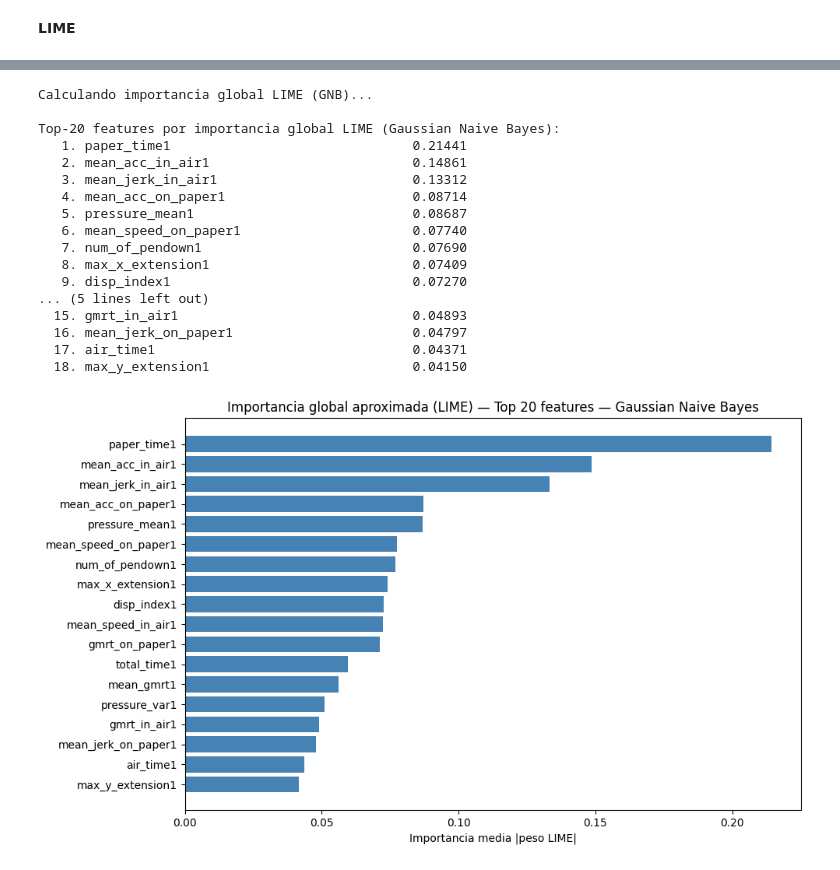
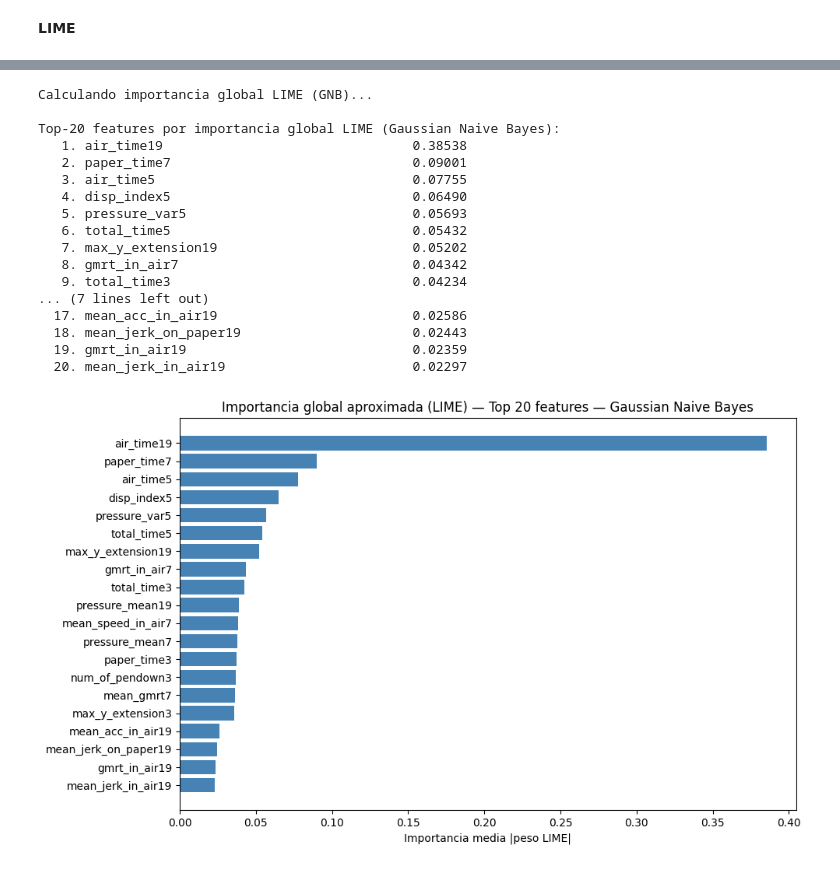
Before and after one commit to joserdeg/pruebas_tfm, a Jupyter notebook: darwin/darwin_ml5.ipynb, the cells around one changed output, grey strips where cells are left out. Drawn from its saved outputs; the diff is of its cells as text; code cells hidden in the pictures.

```diff
--- a/darwin/darwin_ml5.ipynb
+++ b/darwin/darwin_ml5.ipynb
@@ -36,0 +40,22 @@ df = pd.concat([x,y], axis=1)
+# %%
+# Implementación base de datos alternativa
+# ruta
+ruta_darwin = os.path.expanduser("/Users/joseromerodegaetano/Desktop/DARWIN/DARWIN.csv")
+
+try:
+
+    # Se carga el dataset
+    df = pd.read_csv(ruta_darwin)
+
+    x = df.drop(columns=['class'])
+    y = df['class']
+
+    # Se busca la col ID si existente y se filtra
+    if 'ID' in x.columns:
+        x = x.drop(columns=['ID'])
+        print("Columna ID eliminada")
+
+    print('Dataset DARWIN cargado correctamente')
+
+except FileNotFoundError:
+    print(f"No se encuentra el archivo .csv DARWIN en {ruta_darwin}")
@@ -185,10 +213,10 @@ top_vars_GNB = ['paper_time3', 'total_time3', 'max_y_extension3', 'num_of_pendow
                 'mean_gmrt7', 'mean_speed_in_air7', 'air_time19', 'max_y_extension19', 'mean_acc_in_air19',
                 'mean_jerk_in_air19', 'gmrt_in_air19', 'mean_jerk_on_paper19', 'pressure_mean19']
 # Se ajusta la estandarización con X_train
-X_train_scaled = scaler.fit_transform(X_train[top_vars_GNB])
+X_train_scaled = scaler.fit_transform(X_train[top_vars_XGB])
 
 # Se aplica la transformación al test
-X_test_scaled = scaler.transform(X_test[top_vars_GNB])
+X_test_scaled = scaler.transform(X_test[top_vars_XGB])
 # %% [markdown]
 # ANÁLISIS DE ML 5
 # %% [markdown]
@@ -902,7 +948,7 @@ Stack trace:
 # Explainer
 explainer = lime.lime_tabular.LimeTabularExplainer(
     training_data = X_train_scaled,
-    feature_names = X.columns.tolist(),
+    feature_names = top_vars_XGB,
     class_names   = ["H", "P"],
     mode          = "classification",
     random_state  = 42
@@ -941,11 +987,11 @@ for i in range(len(X_test_scaled)):
     exp_i = explainer.explain_instance(
         data_row     = X_test_scaled[i],
         predict_fn   = modelo_xgb.predict_proba, # 2
-        num_features = 15,
+        num_features = len(top_vars_XGB),
         num_samples  = 1000
     )
     for feat, weight in exp_i.as_list():
-        for col in X.columns:
+        for col in top_vars_XGB:
             if col in feat:
                 all_weights[col].append(abs(weight))
                 break
@@ -1180,7 +1250,7 @@ ValueError: Shape of passed values is (35, 4), indices imply (35, 18)
 # Explainer
 explainer_lime_gnb = lime.lime_tabular.LimeTabularExplainer(
     training_data = X_train_scaled,
-    feature_names = X.columns.tolist(),
+    feature_names = top_vars_GNB,
     class_names   = ["H", "P"],
     mode          = "classification",
     random_state  = 42
@@ -1216,17 +1286,17 @@ plt.show()
 # ── Importancia global aproximada ──
 print("\nCalculando importancia global LIME (GNB)...")
 
-all_weights_gnb = {feat: [] for feat in X.columns}
+all_weights_gnb = {feat: [] for feat in top_vars_GNB}
 
 for i in range(len(X_test_scaled)):
     exp_i = explainer_lime_gnb.explain_instance(
         data_row     = X_test_scaled[i],
         predict_fn   = gnb.predict_proba,
-        num_features = 15,
+        num_features = len(top_vars_GNB),
         num_samples  = 1000
     )
     for feat, weight in exp_i.as_list():
-        for col in X.columns:
+        for col in top_vars_GNB:
             if col in feat:
                 all_weights_gnb[col].append(abs(weight))
                 break
@@ -1273,18 +1343,18 @@ Top features (peso LIME):
 Calculando importancia global LIME (GNB)...
 
 Top-20 features por importancia global LIME (Gaussian Naive Bayes):
-   1. paper_time1                               0.21441
-   2. mean_acc_in_air1                          0.14861
-   3. mean_jerk_in_air1                         0.13312
-   4. mean_acc_on_paper1                        0.08714
-   5. pressure_mean1                            0.08687
-   6. mean_speed_on_paper1                      0.07740
-   7. num_of_pendown1                           0.07690
-   8. max_x_extension1                          0.07409
-   9. disp_index1                               0.07270
-... (5 lines left out)
-  15. gmrt_in_air1                              0.04893
-  16. mean_jerk_on_paper1                       0.04797
-  17. air_time1                                 0.04371
-  18. max_y_extension1                          0.04150
+   1. air_time19                                0.38538
+   2. paper_time7                               0.09001
+   3. air_time5                                 0.07755
+   4. disp_index5                               0.06490
+   5. pressure_var5                             0.05693
+   6. total_time5                               0.05432
+   7. max_y_extension19                         0.05202
+   8. gmrt_in_air7                              0.04342
+   9. total_time3                               0.04234
+... (7 lines left out)
+  17. mean_acc_in_air19                         0.02586
+  18. mean_jerk_on_paper19                      0.02443
+  19. gmrt_in_air19                             0.02359
+  20. mean_jerk_in_air19                        0.02297
-[figure, old version]
+[figure, new version]
```
Also changed, not shown: parts of 7 cells of this notebook, 23 other files.
